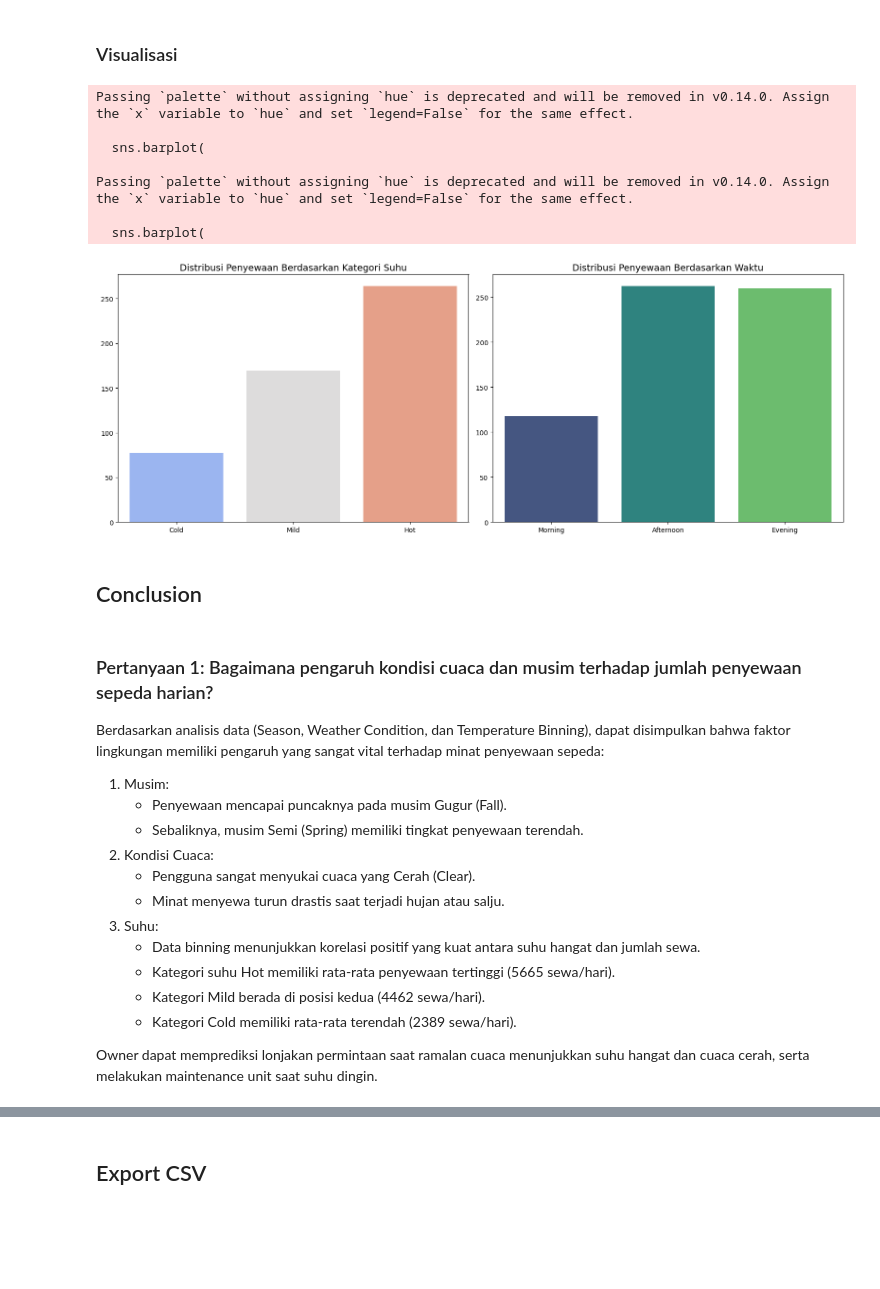
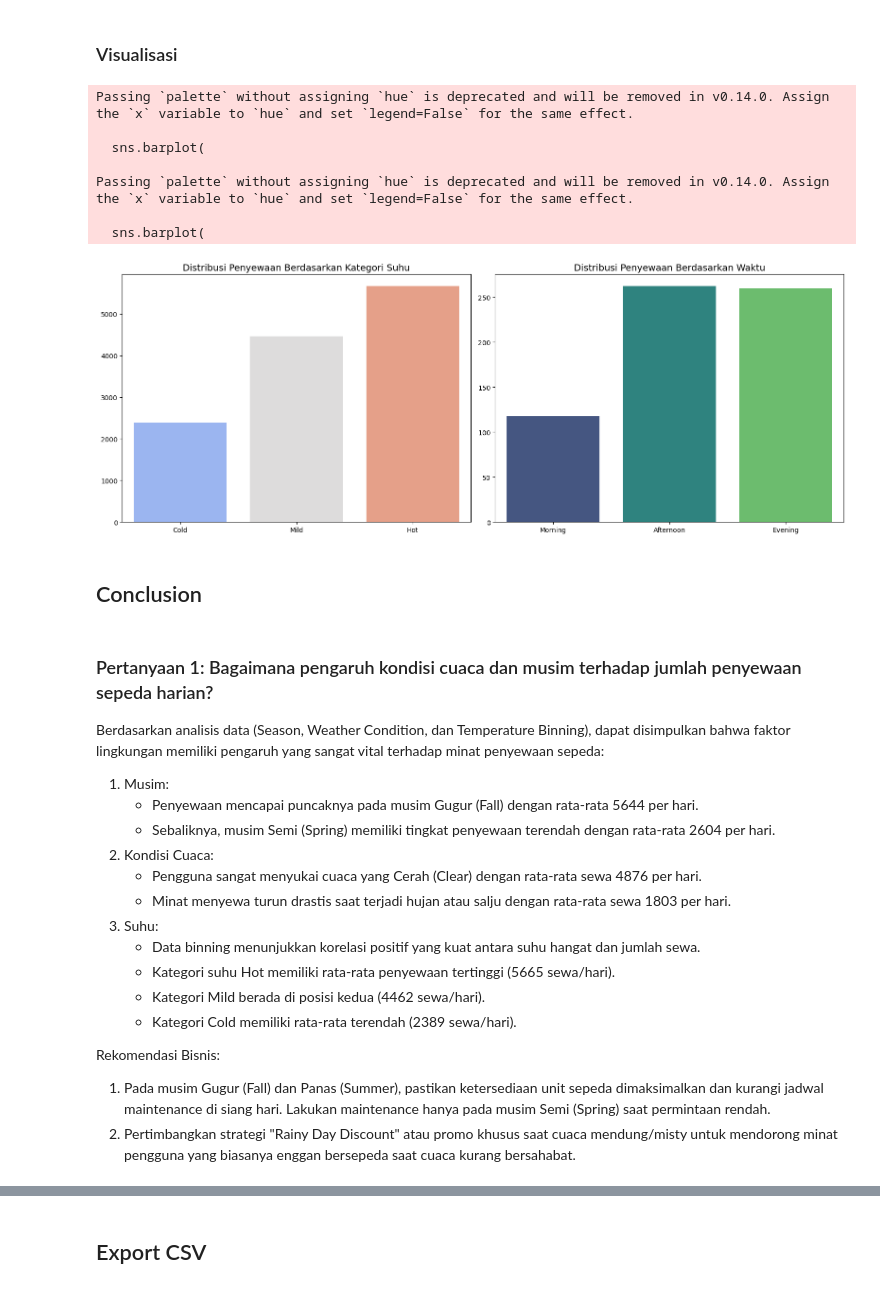
Before and after one commit to moenalyze/bike-sharing-dataset-analysis, a Jupyter notebook: notebook.ipynb, the cells around one changed output, grey strips where cells are left out. Drawn from its saved outputs; the diff is of its cells as text; code cells hidden in the pictures; blank space fills up the shorter version.

```diff
--- a/notebook.ipynb
+++ b/notebook.ipynb
@@ -547,10 +547,10 @@ def categorize_temp(temp):
     else:
         return 'Hot'
 
-main_df['temp_category'] = main_df['temperature'].apply(categorize_temp)
+day_df['temp_category'] = day_df['temperature'].apply(categorize_temp)
 
-print("Rata-rata penyewaan berdasarkan kategori suhu:")
-print(main_df.groupby(by="temp_category").agg({
+print("Rata-rata sewa harian berdasarkan kategori suhu:")
+print(day_df.groupby(by="temp_category").agg({
     "total_count": ["mean", "min", "max"]
 }).sort_values(by=('total_count', 'mean'), ascending=False))
 # %% [output]
@@ -572,10 +572,10 @@ def categorize_time_of_day(hour):
     else:
         return 'Evening'
 
-main_df['time_of_day'] = main_df['hour'].apply(categorize_time_of_day)
+hour_df['time_of_day'] = hour_df['hour'].apply(categorize_time_of_day)
 
 print("Rata-rata sewa per jam (berdasarkan kategori waktu):")
-print(main_df.groupby(by="time_of_day").agg({
+print(hour_df.groupby(by="time_of_day").agg({
     "total_count": ["mean", "min", "max"]
 }).sort_values(by=('total_count', 'mean'), ascending=False))
 # %% [output]
@@ -594,40 +594,40 @@ fig, ax = plt.subplots(nrows=1, ncols=2, figsize=(16, 6))
 sns.barplot(
     x="temp_category",
     y="total_count",
-    data=main_df,
+    data=day_df,
     order=['Cold', 'Mild', 'Hot'],
     palette="coolwarm",
     errorbar=None,
     ax=ax[0]
 )
 ax[0].set_title("Distribusi Penyewaan Berdasarkan Kategori Suhu", fontsize=14)
 ax[0].set_xlabel(None)
 ax[0].set_ylabel(None)
 
 sns.barplot(
     x="time_of_day",
     y="total_count",
-    data=main_df,
+    data=hour_df,
     order=['Morning', 'Afternoon', 'Evening'],
     palette="viridis",
     errorbar=None,
     ax=ax[1]
 )
 ax[1].set_title("Distribusi Penyewaan Berdasarkan Waktu", fontsize=14)
 ax[1].set_xlabel(None)
 ax[1].set_ylabel(None)
 
 plt.tight_layout()
 plt.show()
 # %% [output]
 Passing `palette` without assigning `hue` is deprecated and will be removed in v0.14.0. Assign the `x` variable to `hue` and set `legend=False` for the same effect.
 
   sns.barplot(
 
 Passing `palette` without assigning `hue` is deprecated and will be removed in v0.14.0. Assign the `x` variable to `hue` and set `legend=False` for the same effect.
 
   sns.barplot(
-[figure, old version]
+[figure, new version]
 # %% [markdown]
 ## Conclusion
 # %% [markdown]
@@ -636,18 +636,20 @@ Passing `palette` without assigning `hue` is deprecated and will be removed in v
 Berdasarkan analisis data (Season, Weather Condition, dan Temperature Binning), dapat disimpulkan bahwa faktor lingkungan memiliki pengaruh yang sangat vital terhadap minat penyewaan sepeda:
 
 1.  Musim:
-    - Penyewaan mencapai puncaknya pada musim Gugur (Fall).
-    - Sebaliknya, musim Semi (Spring) memiliki tingkat penyewaan terendah.
+    - Penyewaan mencapai puncaknya pada musim Gugur (Fall) dengan rata-rata 5644 per hari.
+    - Sebaliknya, musim Semi (Spring) memiliki tingkat penyewaan terendah dengan rata-rata 2604 per hari.
 2.  Kondisi Cuaca:
-    - Pengguna sangat menyukai cuaca yang Cerah (Clear).
-    - Minat menyewa turun drastis saat terjadi hujan atau salju.
+    - Pengguna sangat menyukai cuaca yang Cerah (Clear) dengan rata-rata sewa 4876 per hari.
+    - Minat menyewa turun drastis saat terjadi hujan atau salju dengan rata-rata sewa 1803 per hari.
 3.  Suhu:
     - Data binning menunjukkan korelasi positif yang kuat antara suhu hangat dan jumlah sewa.
     - Kategori suhu Hot memiliki rata-rata penyewaan tertinggi (5665 sewa/hari).
     - Kategori Mild berada di posisi kedua (4462 sewa/hari).
     - Kategori Cold memiliki rata-rata terendah (2389 sewa/hari).
 
-Owner dapat memprediksi lonjakan permintaan saat ramalan cuaca menunjukkan suhu hangat dan cuaca cerah, serta melakukan maintenance unit saat suhu dingin.
+Rekomendasi Bisnis:
+1. Pada musim Gugur (Fall) dan Panas (Summer), pastikan ketersediaan unit sepeda dimaksimalkan dan kurangi jadwal maintenance di siang hari. Lakukan maintenance hanya pada musim Semi (Spring) saat permintaan rendah.
+2. Pertimbangkan strategi "Rainy Day Discount" atau promo khusus saat cuaca mendung/misty untuk mendorong minat pengguna yang biasanya enggan bersepeda saat cuaca kurang bersahabat.
 # %% [markdown]
 ### Pertanyaan 2: Apakah ada perbedaan pola penyewaan sepeda antara hari kerja dan hari libur?
 
```
Also changed, not shown: parts of 10 cells of this notebook, 2 other files.
